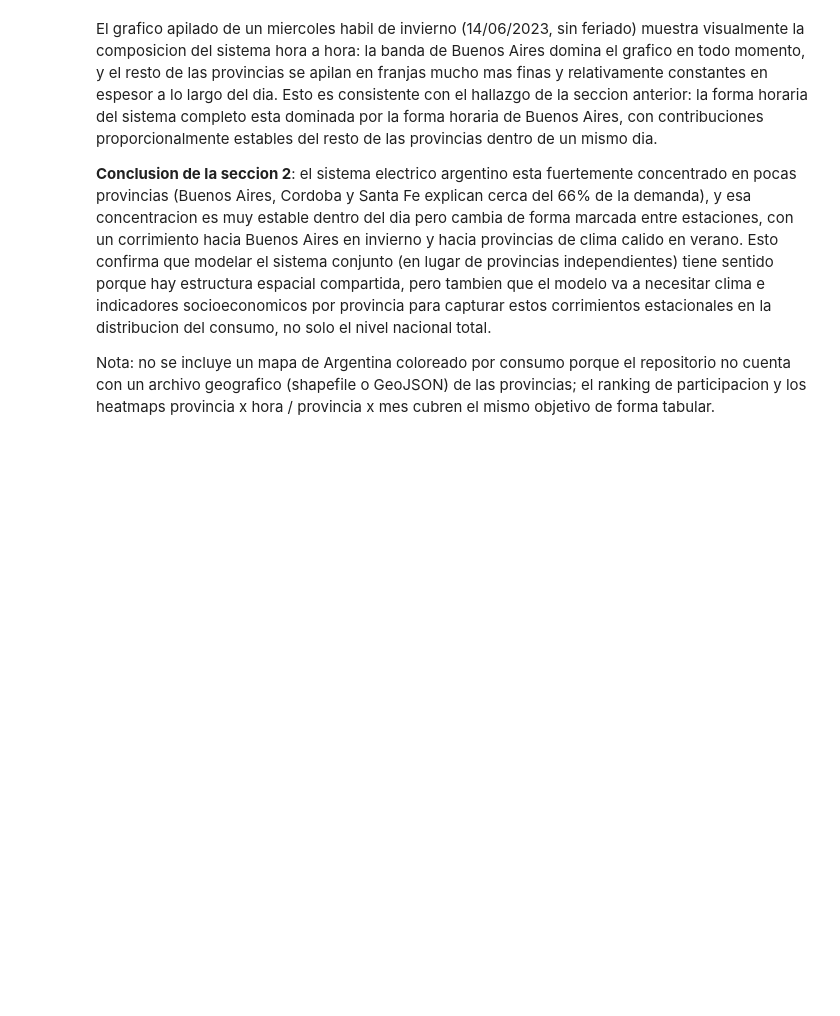
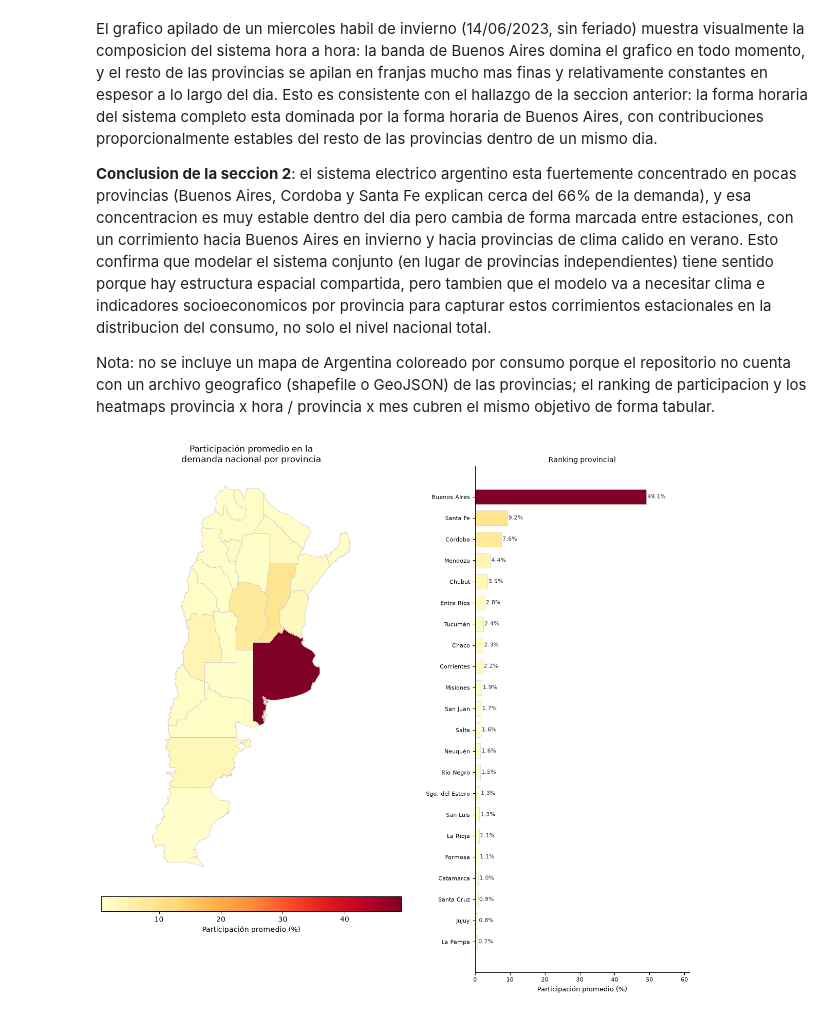
Before and after one commit to biancapaz/tp_final_ml, a Jupyter notebook: provincias/notebooks/eda_provincial.ipynb, the cells around one changed output. Saved outputs shown, nothing was run; the diff lists cells and outputs as text; code cells hidden in the pictures; blank space fills up the shorter version.

```diff
--- a/provincias/notebooks/eda_provincial.ipynb
+++ b/provincias/notebooks/eda_provincial.ipynb
@@ -201,3 +205,7 @@ El grafico apilado de un miercoles habil de invierno (14/06/2023, sin feriado) m
 **Conclusion de la seccion 2**: el sistema electrico argentino esta fuertemente concentrado en pocas provincias (Buenos Aires, Cordoba y Santa Fe explican cerca del 66% de la demanda), y esa concentracion es muy estable dentro del dia pero cambia de forma marcada entre estaciones, con un corrimiento hacia Buenos Aires en invierno y hacia provincias de clima calido en verano. Esto confirma que modelar el sistema conjunto (en lugar de provincias independientes) tiene sentido porque hay estructura espacial compartida, pero tambien que el modelo va a necesitar clima e indicadores socioeconomicos por provincia para capturar estos corrimientos estacionales en la distribucion del consumo, no solo el nivel nacional total.
 
 Nota: no se incluye un mapa de Argentina coloreado por consumo porque el repositorio no cuenta con un archivo geografico (shapefile o GeoJSON) de las provincias; el ranking de participacion y los heatmaps provincia x hora / provincia x mes cubren el mismo objetivo de forma tabular.
+# %%
+plot_argentina_map(participation);
+# %% [output]
+[figure, added]
```
Also changed, not shown: parts of 2 cells of this notebook, 20 other files.
